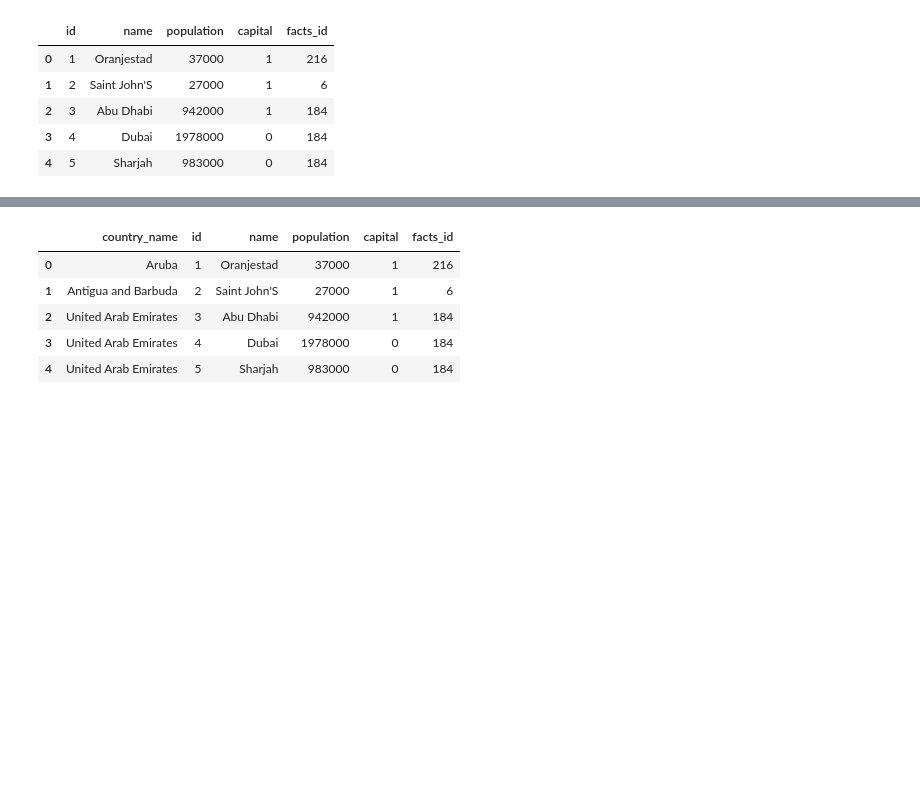
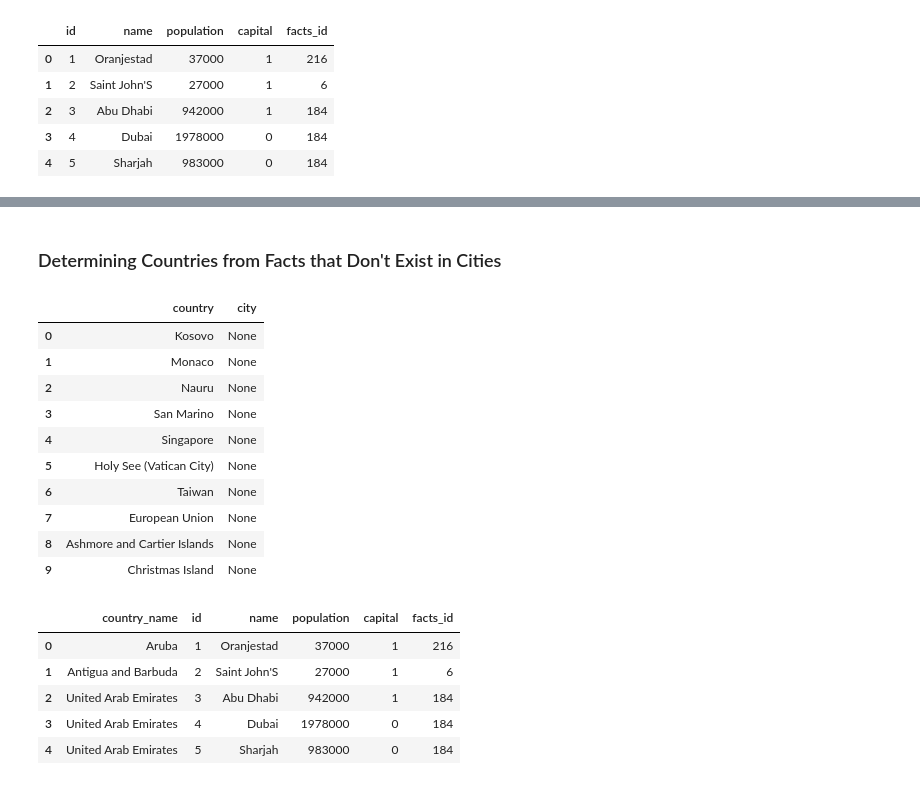
Before and after one commit to FightingInertia/Joining_Data_In_SQL, a Jupyter notebook: Joining Data in SQL.ipynb, the cells around one changed output, grey strips where cells are left out. Drawn from its saved outputs; the diff is of its cells as text; code cells hidden in the pictures; blank space fills up the shorter version.

```diff
--- a/Joining Data in SQL.ipynb
+++ b/Joining Data in SQL.ipynb
@@ -76,0 +129,20 @@ pd.read_sql_query(query, conn).head()
+# %% [markdown]
+### Determining Countries from Facts that Don't Exist in Cities
+# %%
+pd.read_sql_query("SELECT f.name AS country, c.name AS city\
+                   FROM facts AS f\
+                   LEFT JOIN cities AS c ON c.facts_id = f.id\
+                   WHERE city IS NULL\
+                   LIMIT 10", conn)
+# %% [output]
+|  | country | city |
+| 0 | Kosovo | None |
+| 1 | Monaco | None |
+| 2 | Nauru | None |
+| 3 | San Marino | None |
+| 4 | Singapore | None |
+| 5 | Holy See (Vatican City) | None |
+| 6 | Taiwan | None |
+| 7 | European Union | None |
+| 8 | Ashmore and Cartier Islands | None |
+| 9 | Christmas Island | None |
```
Also changed, not shown: parts of 16 cells of this notebook.
